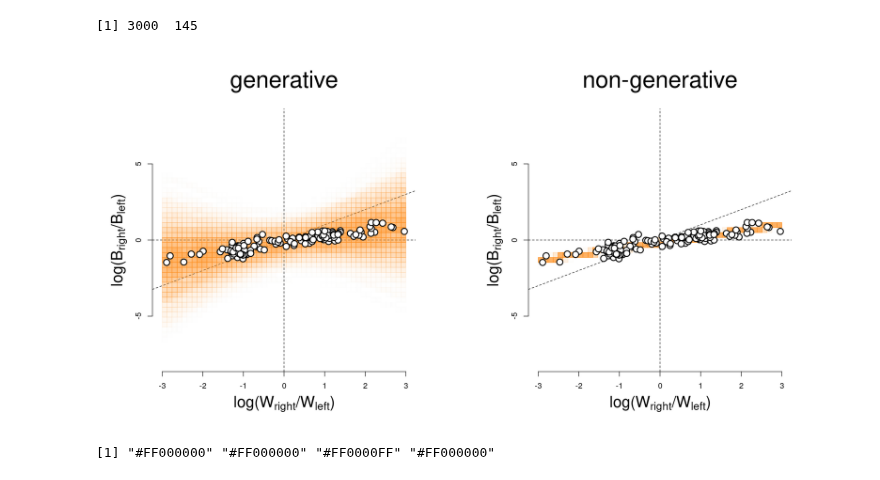
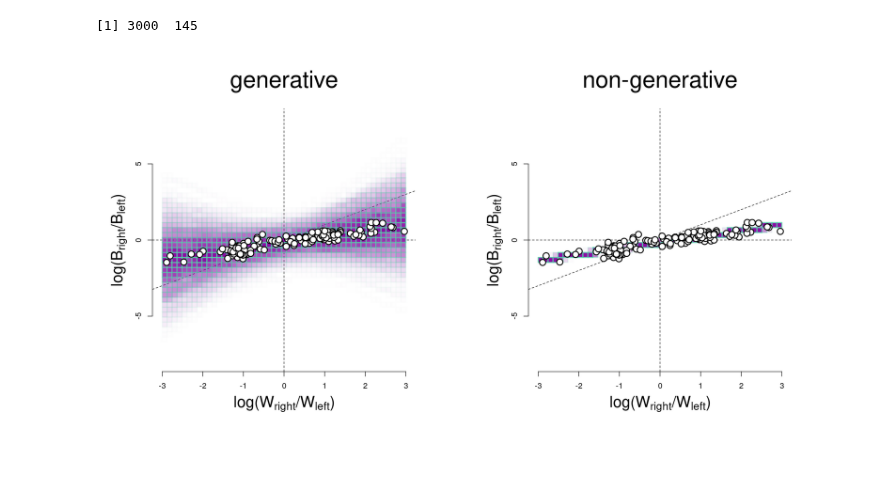
Before and after one commit to JLBaroja/JAPE, a Jupyter notebook: Reports/generative_matching.ipynb, the cells around one changed output. Cells and saved outputs as stored; diff of their text form; code cells hidden in the pictures.

Commit message:
Small color update

```diff
--- a/Reports/generative_matching.ipynb
+++ b/Reports/generative_matching.ipynb
@@ -251,45 +251,46 @@ post_predictive <- function(nds,
             distro[j] <- nds$alpha_post[j]+nds$beta_post[j]*x_mids[i]
         }
         ht <- hist(distro,breaks = y_brks,plot=F)
-        colz <- rgb(red = 253,
-              green = 143,
-              blue = 32,
+        colz <- rgb(red = 82,
+              green = 222,
+              blue = 169,
               alpha=ht$density*(255*.7)/max(ht$density),
               maxColorValue = 255)
-        bordz <- rgb(red = 253,
-              green = 143,
-              blue = 32,
+        bordz <- rgb(red = 140,
+              green = 13,
+              blue = 164,
               alpha=ht$density*(255)/max(ht$density),
               maxColorValue = 255)
         # Polygons
         for(k in 1:length(y_mids)){
             polygon(x = c(x_mids[i]+(x_poly*c(-1,1,1,-1))),
                     y = c(y_mids[k]+(y_poly*c(-1,-1,1,1))),
-                   border=bordz[k],col=colz[k])
+                   border=colz[k],col=bordz[k],
+                   lwd=2.5)
 #             points(x_mids[i],y_mids[k])
         }
     }
 #     points(x_mids,y_mids)
 
 
     # POST-PRED
 #     for(i in 1:nrow(bb_stable)){
 # #         pred <- quantile(nds$log_B_post[,i],probs = c(0.025,0.975))
 #         pred <- quantile(pred_node[,i],probs = c(0.025,0.975))
 #         lines(rep(log(W_r[i]/W_l[i]),2),pred,lwd=5,col='#9525ba')
 #     }
 
     # DATA
     points(log(bb_stable$n_reinf_right/bb_stable$n_reinf_left),
            log(bb_stable$n_resp_right/bb_stable$n_resp_left),
            pch=21,lwd=2,cex=1.75,bg='#ffffff')
 
 }
 
 options(repr.plot.width=16,repr.plot.height=8)
 par(mar=rep(6,4))
 layout(matrix(1:2,ncol=2))
 post_predictive(nds_gen,title='generative')
 post_predictive(nds_non_gen,title='non-generative')
 # %% [output]
-[figure, old version]
+[figure, new version]
@@ -298,4 +296,0 @@ post_predictive(nds_non_gen,title='non-generative')
-# %%
-color
-# %% [output]
-[1] "#FF000000" "#FF000000" "#FF0000FF" "#FF000000"
```
Also changed, not shown: parts of 5 cells of this notebook.
